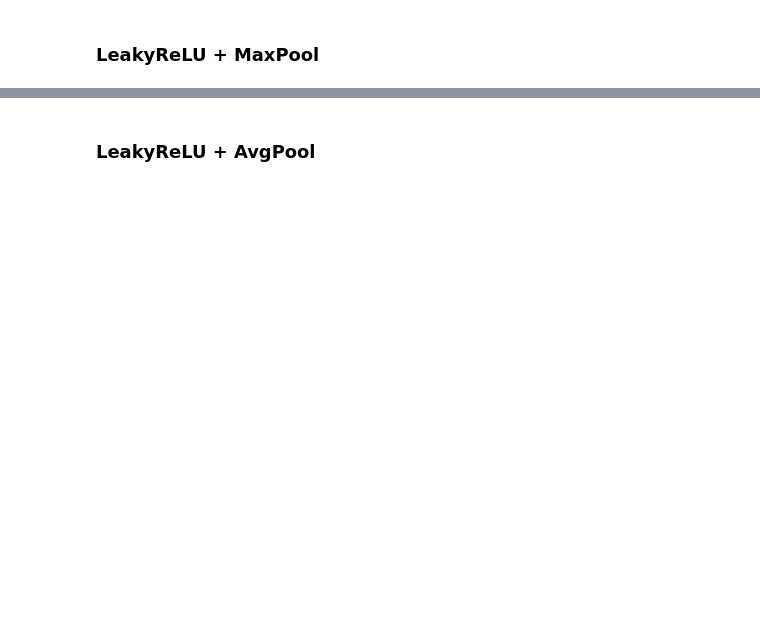
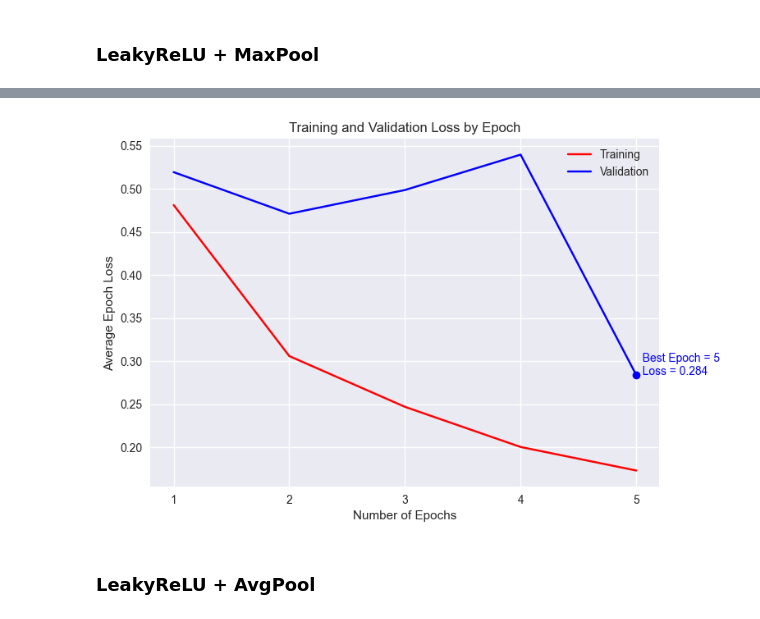
Before and after one commit to garrett-lam/CancerHistopathologyCNN, a Jupyter notebook: lung_colon_CNN.ipynb, the cells around one changed output, grey strips where cells are left out. Drawn from its saved outputs; the diff is of its cells as text; code cells hidden in the pictures; blank space fills up the shorter version.

```diff
--- a/lung_colon_CNN.ipynb
+++ b/lung_colon_CNN.ipynb
@@ -146,6 +159,6 @@ plotTrain(train_loss, valid_loss)
 # %% [markdown]
 ### LeakyReLU + MaxPool
 # %%
-model = initModel('lrelu', 'max', img_size, device, elu_val = 1, lrelu_val = .01)
-optimizer = optim.Adam(model.parameters(), lr = lr)
-train_loss, valid_loss = trainModel(model, 'lrelu', 'max', img_size, train_loader, valid_loader, criterion, optimizer, num_epochs, device)
+model3 = initModel('lrelu', 'max', img_size, device, elu_val = 1, lrelu_val = .01)
+optimizer3 = optim.Adam(model3.parameters(), lr = lr)
+train_loss3, valid_loss3 = trainModel(model3, 'lrelu', 'max', img_size, train_loader, valid_loader, criterion, optimizer3, num_epochs, device)
@@ -154,3 +183,7 @@ plotTrain(train_loss, valid_loss)
+# %%
+plotTrain(train_loss3, valid_loss3)
+# %% [output]
+[figure, added]
 # %% [markdown]
 ### LeakyReLU + AvgPool
 # %%
```
Also changed, not shown: parts of 30 cells of this notebook, 2 other files.
